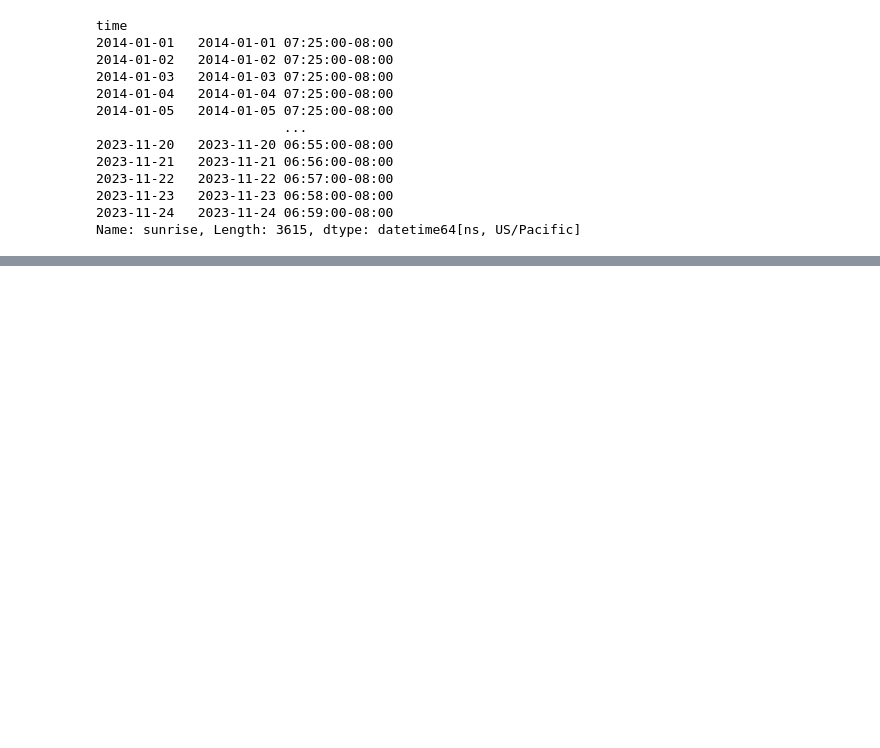
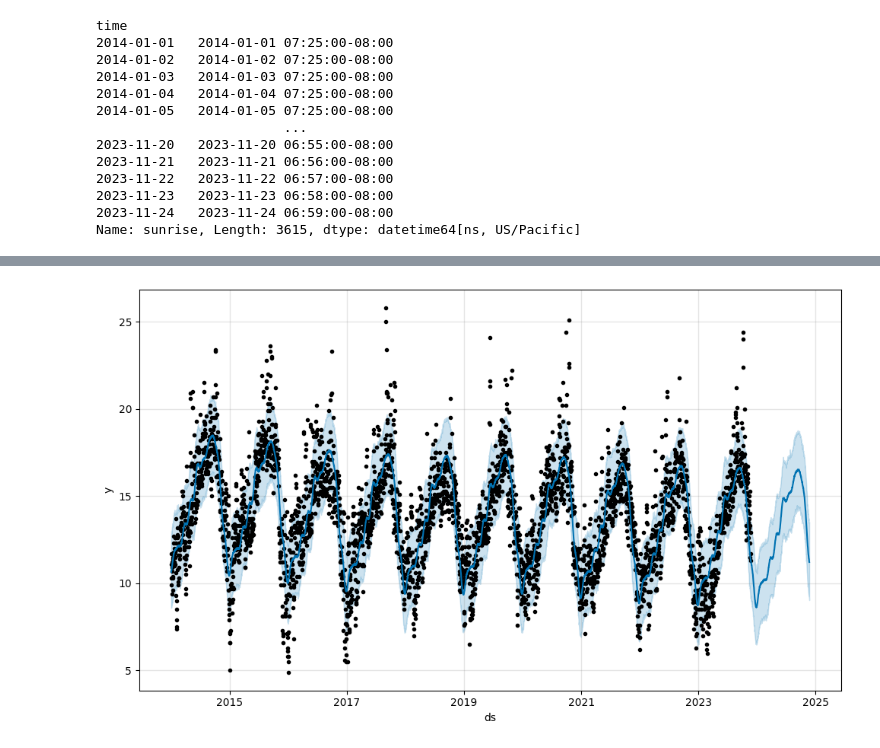
Before and after one commit to elliottjones56/Weather, a Jupyter notebook: code/vijay-starter.ipynb, the cells around one changed output, grey strips where cells are left out. Saved outputs shown, nothing was run; the diff lists cells and outputs as text; code cells hidden in the pictures; blank space fills up the shorter version.

Commit message:
figuring exog prophet

```diff
--- a/code/vijay-starter.ipynb
+++ b/code/vijay-starter.ipynb
@@ -245,0 +262,6 @@ Name: sunrise, Length: 3615, dtype: datetime64[ns, US/Pacific]
+# %%
+X.columns = ['ds', 'y']
+# %%
+delphi = prophet.Prophet()
+
+delphi.fit(X)
@@ -245,0 +272,4 @@ Name: sunrise, Length: 3615, dtype: datetime64[ns, US/Pacific]
+# %%
+future = delphi.make_future_dataframe(periods = 365)
+# %%
+forecast = delphi.predict(future)
@@ -245,0 +285,4 @@ Name: sunrise, Length: 3615, dtype: datetime64[ns, US/Pacific]
+# %%
+delphi.plot(forecast);
+# %% [output]
+[figure, added]
```
Also changed, not shown: parts of 14 cells of this notebook.
